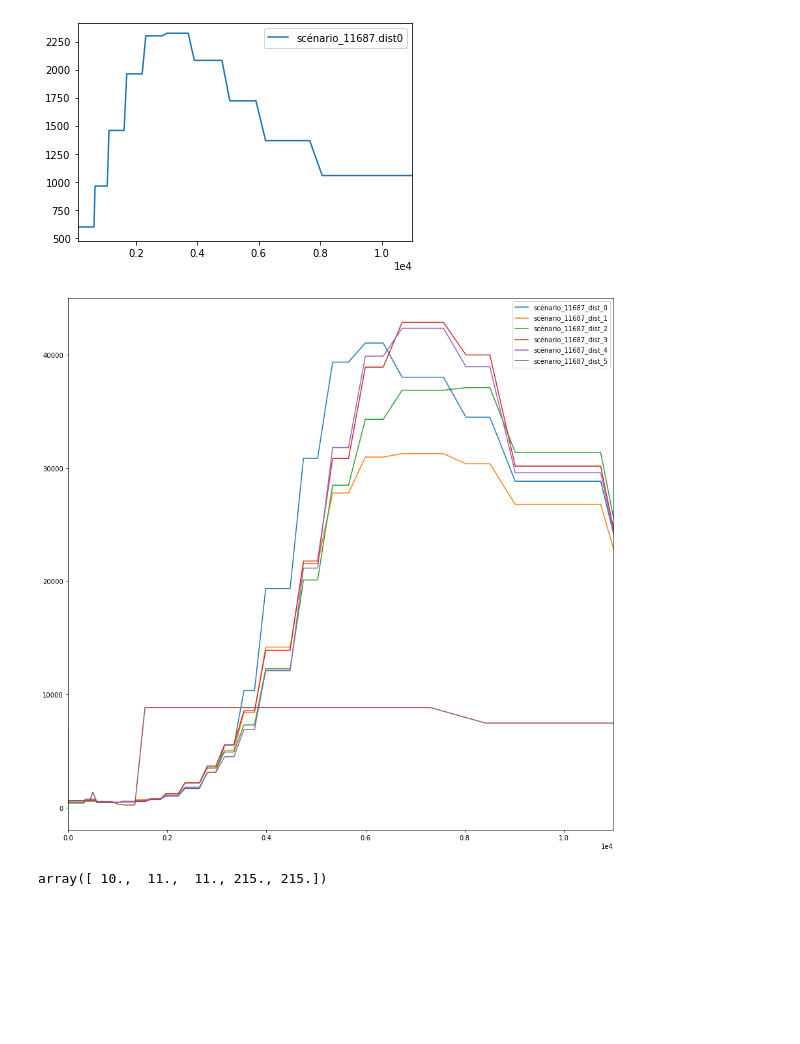
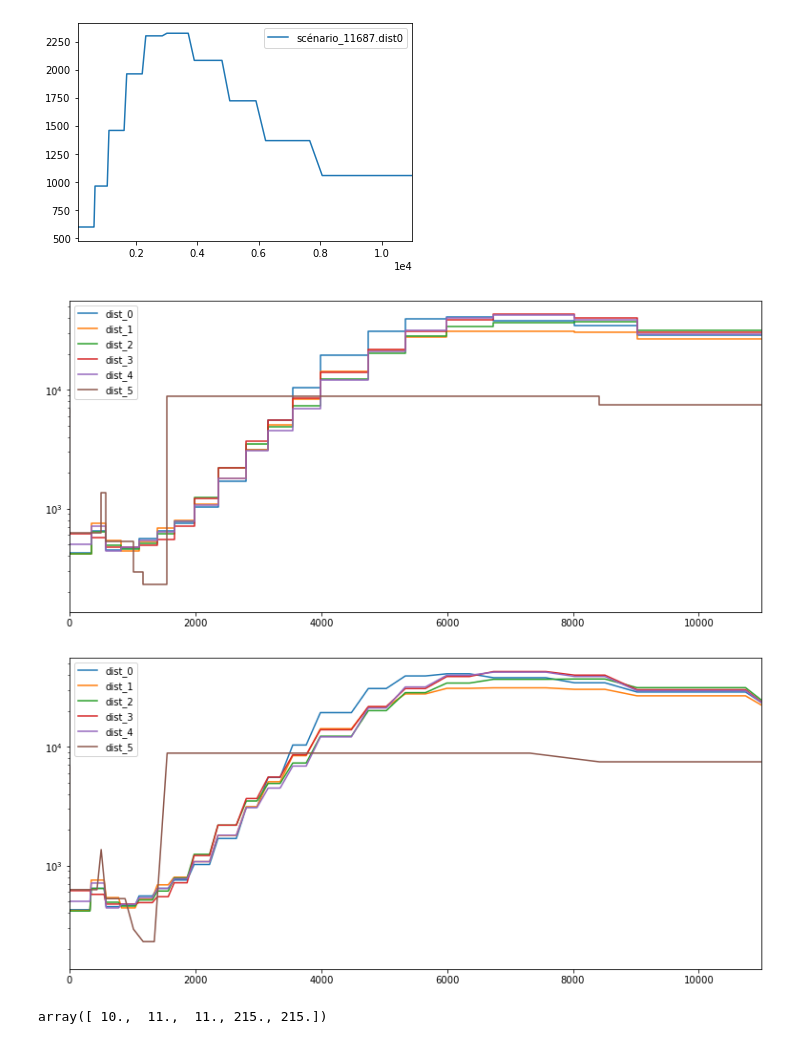
Before and after one commit to jayflora/SMCpp_HDGP, a Jupyter notebook: smc.ipynb, the cells around one changed output. Saved outputs shown, nothing was run; the diff lists cells and outputs as text; code cells hidden in the pictures; blank space fills up the shorter version.

```diff
--- a/smc.ipynb
+++ b/smc.ipynb
@@ -391,10 +294,3 @@ running : smc++ plot -c out/scenario_11687/dist_0/plot.png out/scenario_11687/di
 running : smc++ plot -c out/scenario_11687/dist_4/plot.png out/scenario_11687/dist_4/model.final.json
 running : smc++ plot -c out/scenario_11687/dist_1/plot.png out/scenario_11687/dist_1/model.final.json
 running : smc++ plot -c out/scenario_11687/dist_2/plot.png out/scenario_11687/dist_2/model.final.json
-# %%
-scenario = 11687
-for dist in range(6):
-    fig = plt.imread(f"out/scenario_{scenario}/dist_{dist}/plot.png")
-    plt.title(f"scenario_{11687},dist_{dist}")
-    plt.imshow(fig)
-    plt.show()
@@ -455,28 +321,28 @@ meanPlot(11687)
 # %% [output]
 [figure]
 # %%
-def plotDist(scenario):
-    csv = pd.read_csv(f"out/scenario_{scenario}/dist_{0}/plot.csv")
-    y = csv['y'].to_numpy()
-    fig, ax = plt.subplots(1, 1, figsize=(15,15))
-    ax.plot(csv['x'].to_numpy(),csv['y'].to_numpy(),label=f"scénario_{scenario}_dist_{0}")
-    x = []
-    for dist in range(1,6):
-        csv = pd.read_csv(f"out/scenario_{scenario}/dist_{dist}/plot.csv")
-        y += csv['y'].to_numpy()
-        ax.plot(csv['x'].to_numpy(),csv['y'].to_numpy(),label=f"scénario_{scenario}_dist_{dist}")
+def plotDist(scenario, populationStyle=True):
+    fig, ax = plt.subplots(1, 1, figsize=(13,6))
+    n_ind = len(os.listdir(f'out/scenario_{scenario}'))
+    for dist in range(n_ind):
+        file = f'out/scenario_{scenario}/dist_{dist}/plot.csv'
+        csv = pd.read_csv(file)
+        if populationStyle:
+            X, Y = toPlotPopulation(csv['x'].to_numpy(), csv['y'].to_numpy())
+        else:
+            X, Y = csv['x'].to_numpy(), csv['y'].to_numpy()
+        ax.plot(X, Y, label=f'dist_{dist}')
 
-    y = y/5
-
-    #fig, ax = plt.subplots(1, 1)
-    #ax.plot(csv['x'].to_numpy(), y, label=f"scénario_{scenario} moyenne")
-    ax.ticklabel_format(style='sci', axis='x', scilimits=(0,0))
     ax.set_xlim(0,10e3+1000)
+    ax.set_yscale('log')
     ax.legend()
+    ax.plot()
 # %%
 plotDist(11687)
+plotDist(11687, False)
 # %% [output]
-[figure, old version]
+[figure, new version]
+[figure, added]
 # %%
 def meanPlot(scenario):
     csv = pd.read_csv(f"out/scenario_{scenario}/dist_{0}/plot.csv")
```
Also changed, not shown: parts of 69 cells of this notebook.
